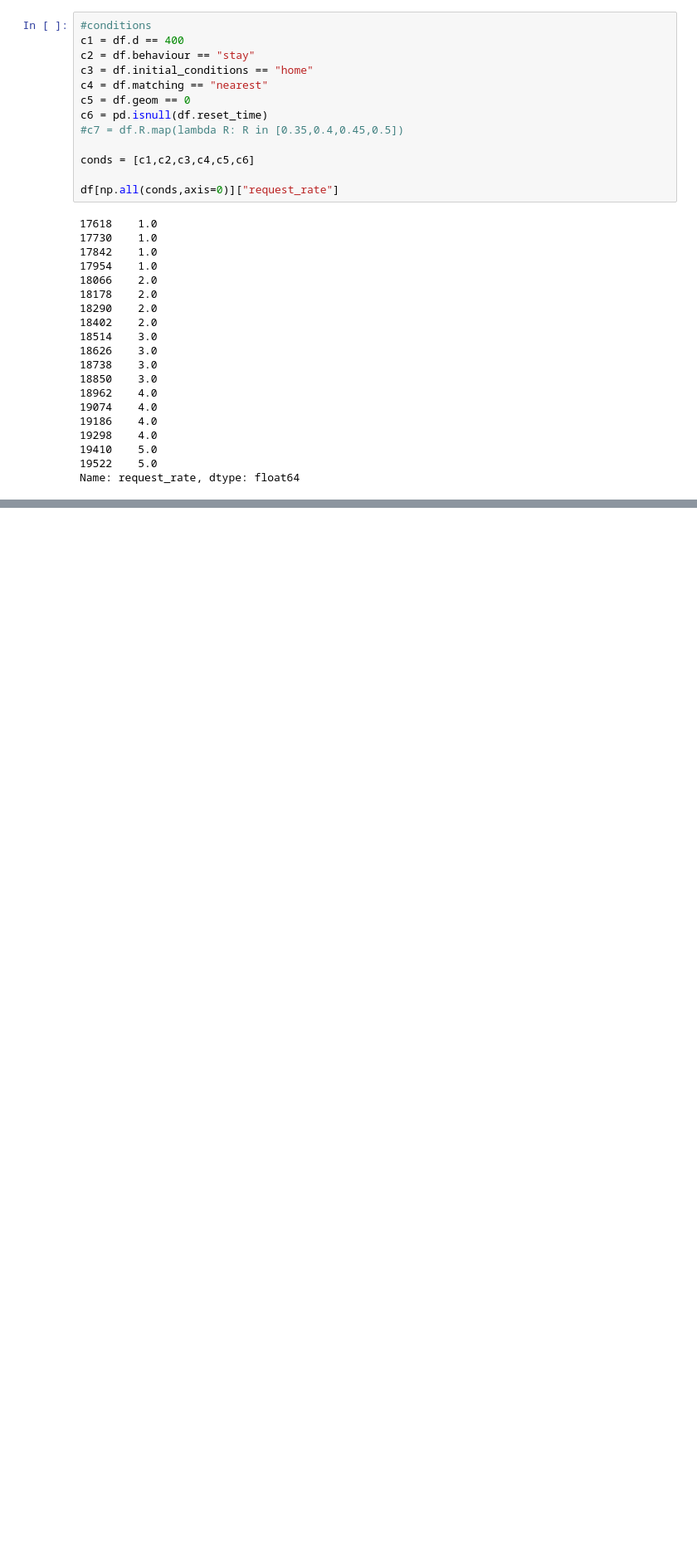
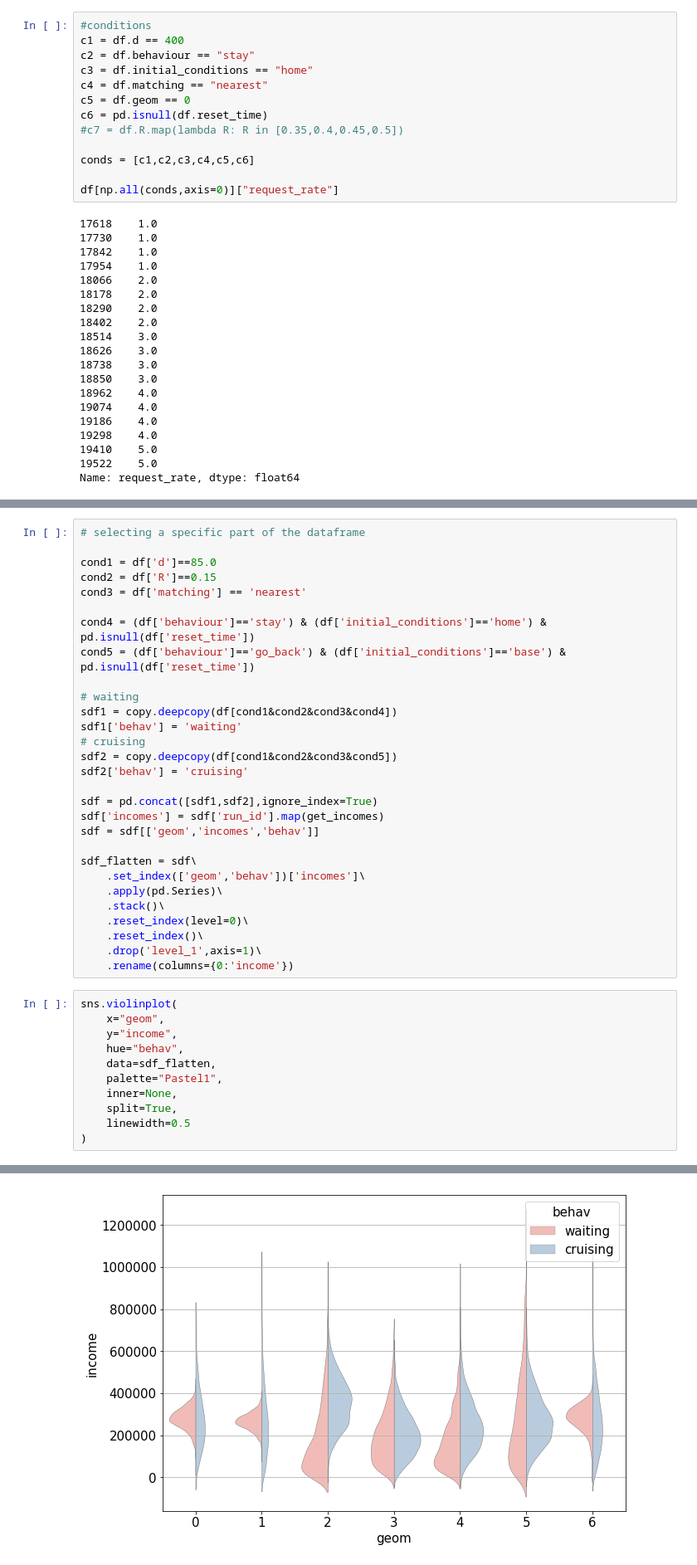
Before and after one commit to bokae/taxi, a Jupyter notebook: notebooks/figures.ipynb, the cells around one changed output, grey strips where cells are left out. Shown at 83% size. Cells and saved outputs as stored; diff of their text form; blank space fills up the shorter version.

```diff
--- a/notebooks/figures.ipynb
+++ b/notebooks/figures.ipynb
@@ -227,0 +277,41 @@ Name: request_rate, dtype: float64
+# %%
+# selecting a specific part of the dataframe
+
+cond1 = df['d']==85.0
+cond2 = df['R']==0.15
+cond3 = df['matching'] == 'nearest'
+
+cond4 = (df['behaviour']=='stay') & (df['initial_conditions']=='home') & pd.isnull(df['reset_time'])
+cond5 = (df['behaviour']=='go_back') & (df['initial_conditions']=='base') & pd.isnull(df['reset_time'])
+
+# waiting
+sdf1 = copy.deepcopy(df[cond1&cond2&cond3&cond4])
+sdf1['behav'] = 'waiting'
+# cruising
+sdf2 = copy.deepcopy(df[cond1&cond2&cond3&cond5])
+sdf2['behav'] = 'cruising'
+
+sdf = pd.concat([sdf1,sdf2],ignore_index=True)
+sdf['incomes'] = sdf['run_id'].map(get_incomes)
+sdf = sdf[['geom','incomes','behav']]
+
+sdf_flatten = sdf\
+    .set_index(['geom','behav'])['incomes']\
+    .apply(pd.Series)\
+    .stack()\
+    .reset_index(level=0)\
+    .reset_index()\
+    .drop('level_1',axis=1)\
+    .rename(columns={0:'income'})
+# %%
+sns.violinplot(
+    x="geom",
+    y="income",
+    hue="behav",
+    data=sdf_flatten,
+    palette="Pastel1",
+    inner=None,
+    split=True,
+    linewidth=0.5
+)
+# %% [output]
@@ -227,0 +319 @@ Name: request_rate, dtype: float64
+[figure, added]
```
Also changed, not shown: parts of 13 cells of this notebook.
